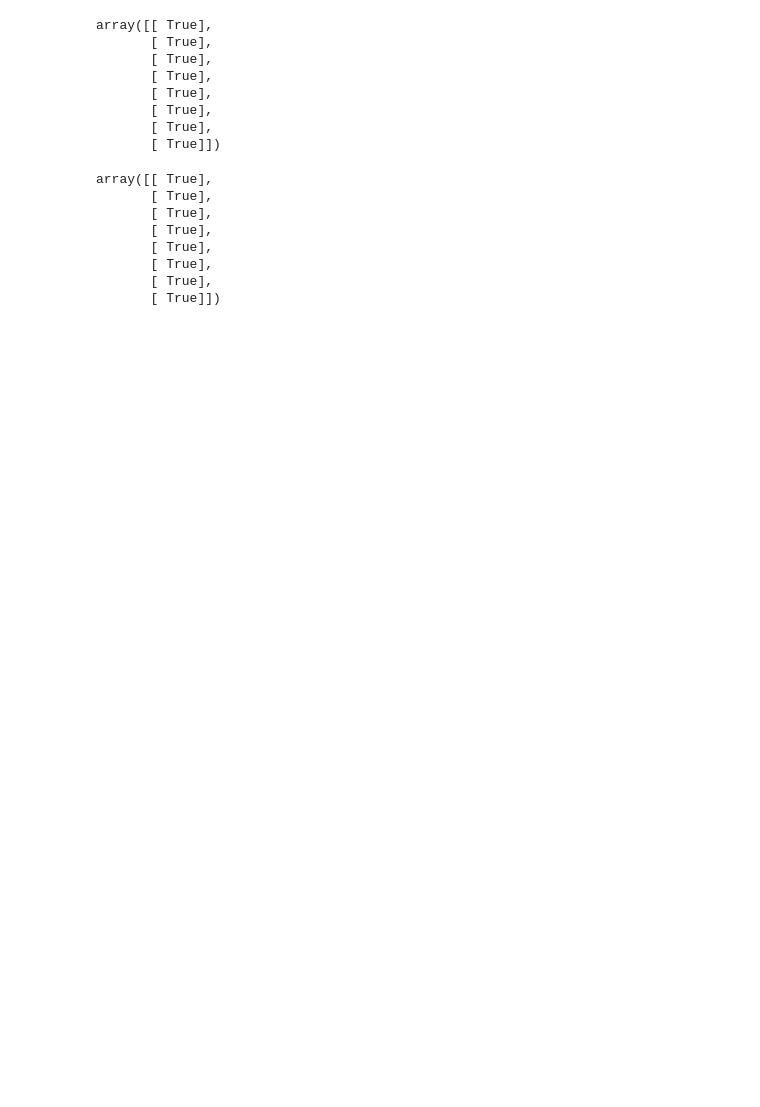
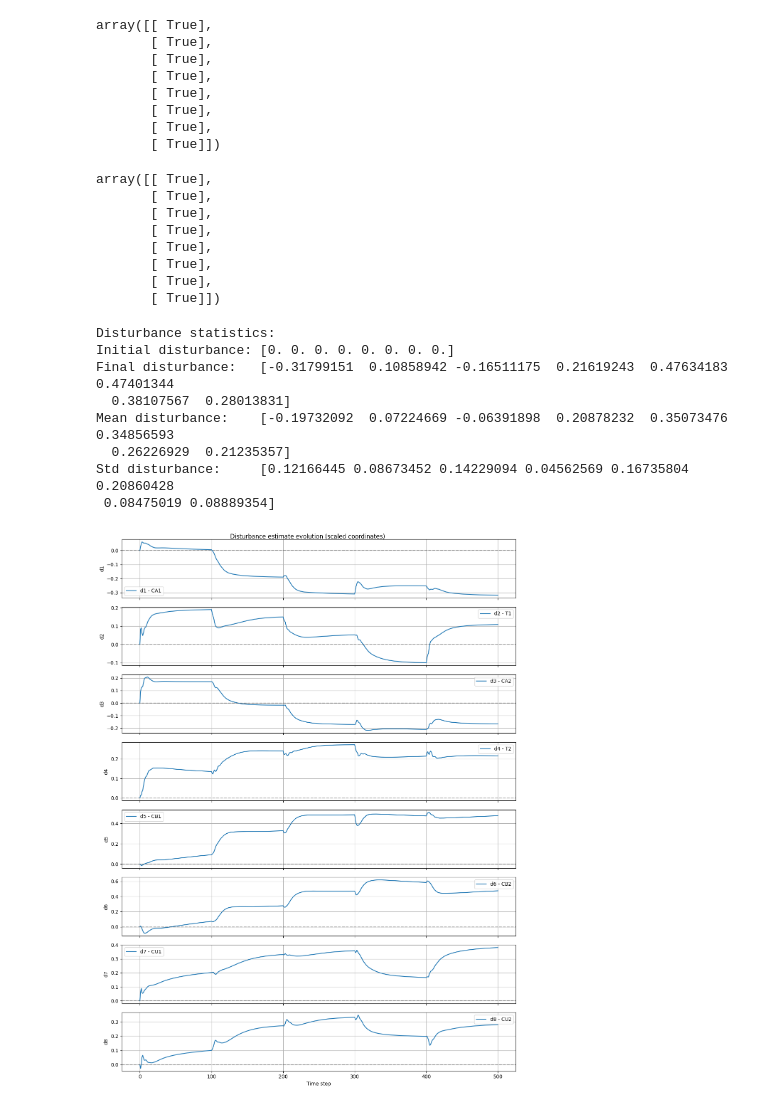
Before and after one commit to PatrikValabek/offset-free-koopman-mpc, a Jupyter notebook: control_cstr/CT.ipynb, the cells around one changed output. Drawn from its saved outputs; the diff is of its cells as text; code cells hidden in the pictures; blank space fills up the shorter version.

```diff
--- a/control_cstr/CT.ipynb
+++ b/control_cstr/CT.ipynb
@@ -335,6 +368,36 @@ for k in range(0, sim_time):
     u_prev = u_sim[:, k]
 reference = loaded_setup['reference']
 # Compute objective in non-scaled units (like NMPC.py)
+# %%
+# DIAGNOSTIC: Analyze disturbance evolution
+import matplotlib.pyplot as plt
+fig_dist, axs_dist = plt.subplots(ny, 1, figsize=(12, 2*ny), sharex=True)
+names = ['CA1','T1','CA2','T2','CB1','CB2','CU1','CU2']
+for i in range(ny):
+    axs_dist[i].plot(z_sim[nz+i, :], label=f'd{i+1} - {names[i]}')
+    axs_dist[i].set_ylabel(f'd{i+1}')
+    axs_dist[i].grid(True)
+    axs_dist[i].legend()
+    axs_dist[i].axhline(y=0, color='k', linestyle='--', alpha=0.3)
+axs_dist[-1].set_xlabel('Time step')
+fig_dist.suptitle('Disturbance estimate evolution (scaled coordinates)')
+plt.tight_layout()
+
+print(f"\nDisturbance statistics:")
+print(f"Initial disturbance: {z_sim[nz:, 0]}")
+print(f"Final disturbance:   {z_sim[nz:, -1]}")
+print(f"Mean disturbance:    {np.mean(z_sim[nz:, :], axis=1)}")
+print(f"Std disturbance:     {np.std(z_sim[nz:, :], axis=1)}")
+# %% [output]
+Disturbance statistics:
+Initial disturbance: [0. 0. 0. 0. 0. 0. 0. 0.]
+Final disturbance:   [-0.31799151  0.10858942 -0.16511175  0.21619243  0.47634183  0.47401344
+  0.38107567  0.28013831]
+Mean disturbance:    [-0.19732092  0.07224669 -0.06391898  0.20878232  0.35073476  0.34856593
+  0.26226929  0.21235357]
+Std disturbance:     [0.12166445 0.08673452 0.14229094 0.04562569 0.16735804 0.20860428
+ 0.08475019 0.08889354]
+[figure, added]
 # %%
 Qu = loaded_setup['Qu']
 Qy = loaded_setup['Qy']
```
Also changed, not shown: parts of 10 cells of this notebook, 55 other files.
